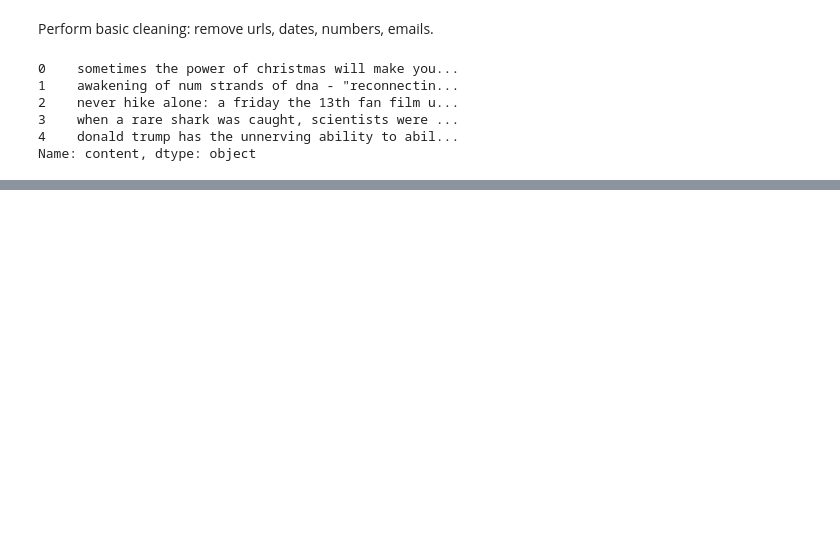
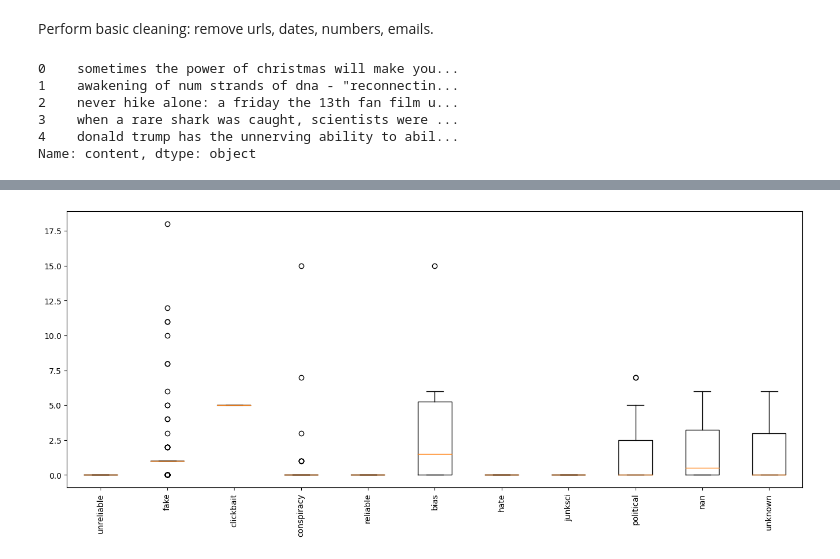
Before and after one commit to mikkel-kjaerulf/fake_news_detector, a Jupyter notebook: main.ipynb, the cells around one changed output, grey strips where cells are left out. Saved outputs shown, nothing was run; the diff lists cells and outputs as text; code cells hidden in the pictures; blank space fills up the shorter version.

```diff
--- a/main.ipynb
+++ b/main.ipynb
@@ -94,0 +128,21 @@ Name: content, Length: 250, dtype: object
+# %%
+def boxplot_keyword_type(keyword):
+    tuple_array=pair_keyword_type(keyword)
+    boxdata=[]
+    dict = {}
+    for i in range(0,len(tuple_array)):
+        if tuple_array[i][1] not in dict:
+            dict[tuple_array[i][1]] = [tuple_array[i][0]]
+        else:
+            dict[tuple_array[i][1]].append(tuple_array[i][0])
+    for i in dict:
+        boxdata.append(dict[i])
+    fig = plt.figure()
+    ax =fig.add_axes([0,0,2,1])
+    ax.boxplot(boxdata, labels = list(dict.keys()))
+    plt.xticks(rotation = 'vertical')
+    plt.show()
+# %%
+boxplot_keyword_type('trump')
+# %% [output]
+[figure, added]
```
Also changed, not shown: parts of 13 cells of this notebook.
